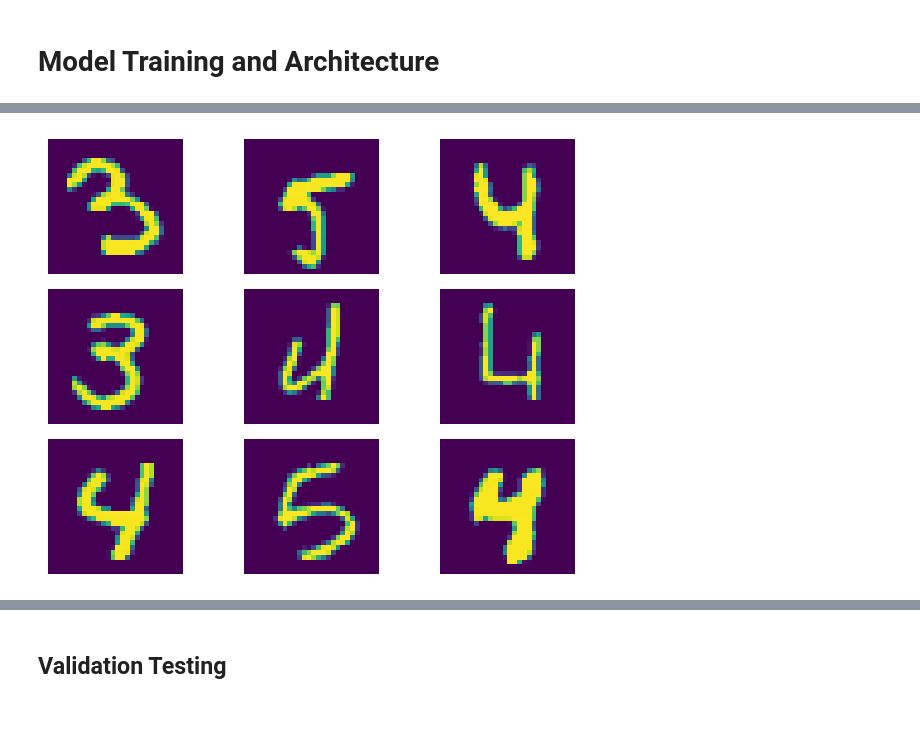
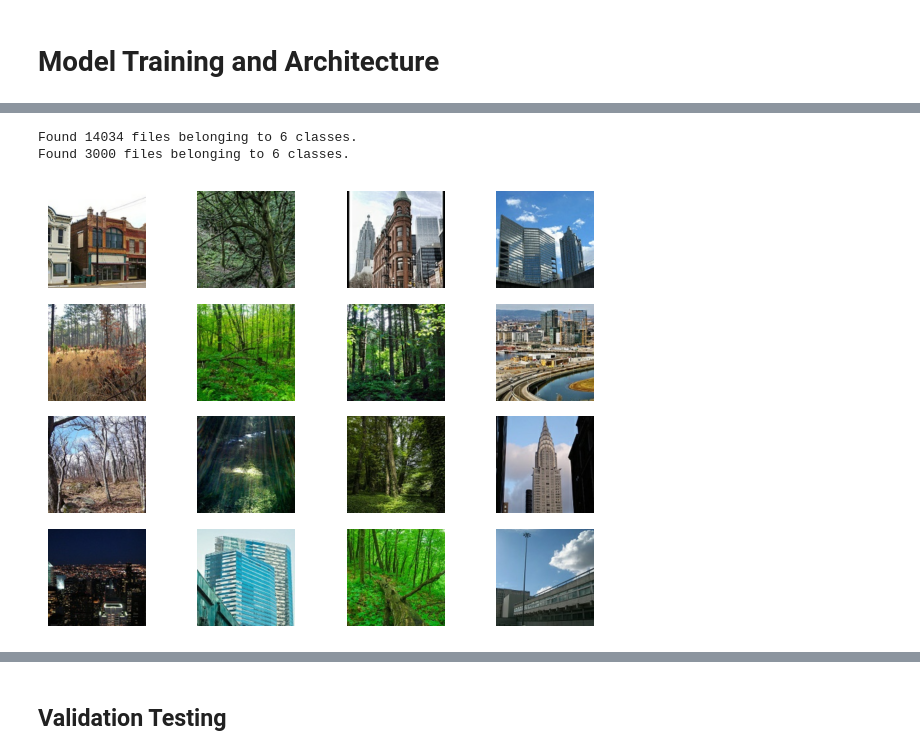
Before and after one commit to hmcalister/Tensorflow-Intepretability-Project, a Jupyter notebook: Interpretability.ipynb, the cells around one changed output, grey strips where cells are left out. Drawn from its saved outputs; the diff is of its cells as text; code cells hidden in the pictures; blank space fills up the shorter version.

Commit message:
Update main scripts with testing

```diff
--- a/Interpretability.ipynb
+++ b/Interpretability.ipynb
@@ -17,11 +17,13 @@ print(tf.config.list_physical_devices('GPU'))
 # %%
-MODEL_SAVE_PATH = "models/main_model"
-LOAD_MODEL = True
+MODEL_SAVE_PATH = "models/IntelNaturalScenesClassification"
+LOAD_MODEL = False
 TRAIN_MODEL = not LOAD_MODEL
 
-task_labels = [3,4,5]
-model_input_shape = Task.IMAGE_SIZE
-epochs = 250
+
+image_size = (150, 150, 3)
+task_labels = [0,1]
+model_input_shape = image_size
+epochs = 25
 training_batches = 0
 validation_batches = 0
 batch_size = 32
@@ -33,7 +35,7 @@ model: tf.keras.Model
 if LOAD_MODEL and os.path.exists(MODEL_SAVE_PATH):
     # Try to load model directly, if one exists
     print("LOADING MODEL")
-    model = tf.keras.models.load_model(MODEL_SAVE_PATH)  # type: ignore
+    model = tf.keras.models.load_model(MODEL_SAVE_PATH, compile=False)  # type: ignore
 else:
     # Otherwise, make an entire new model!
     print("CREATING MODEL")
@@ -105,18 +104,23 @@ task = Task(
         training_batches = 0,
         validation_batches = 0,
         batch_size=batch_size,
-        training_image_augmentation = training_image_augmentation
+        training_image_augmentation = training_image_augmentation,
+        image_size=image_size
     )
 ewc_term_creator = EWC_Term_Creator(ewc_method, model, [task])
+# %% [output]
+Found 14034 files belonging to 6 classes.
+Found 3000 files belonging to 6 classes.
 # %%
+NUM_DATA = 16
 # Show some images from the task dataset
 data = task.validation_dataset.take(1)
 data_images, data_labels = data.as_numpy_iterator().next()
-data_images = data_images[:9]
-data_labels = data_labels[:9]
+data_images = data_images[:NUM_DATA]
+data_labels = data_labels[:NUM_DATA]
 plot_images(data_images)
 # %% [output]
-[figure, old version]
+[figure, new version]
 # %%
 if TRAIN_MODEL:
     checkpoint_path = MODEL_SAVE_PATH+"/checkpoint"
```
Also changed, not shown: parts of 13 cells of this notebook, 1 other file.
